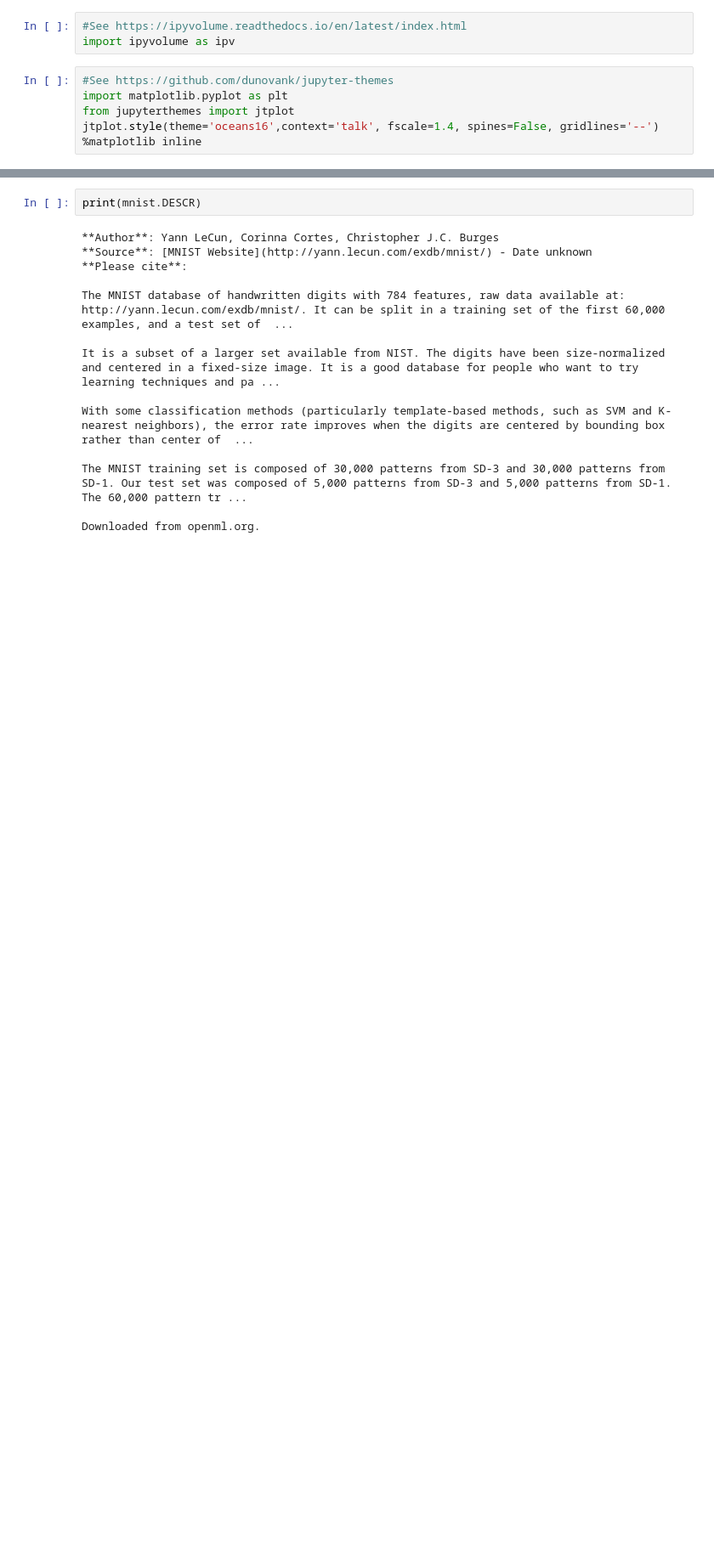
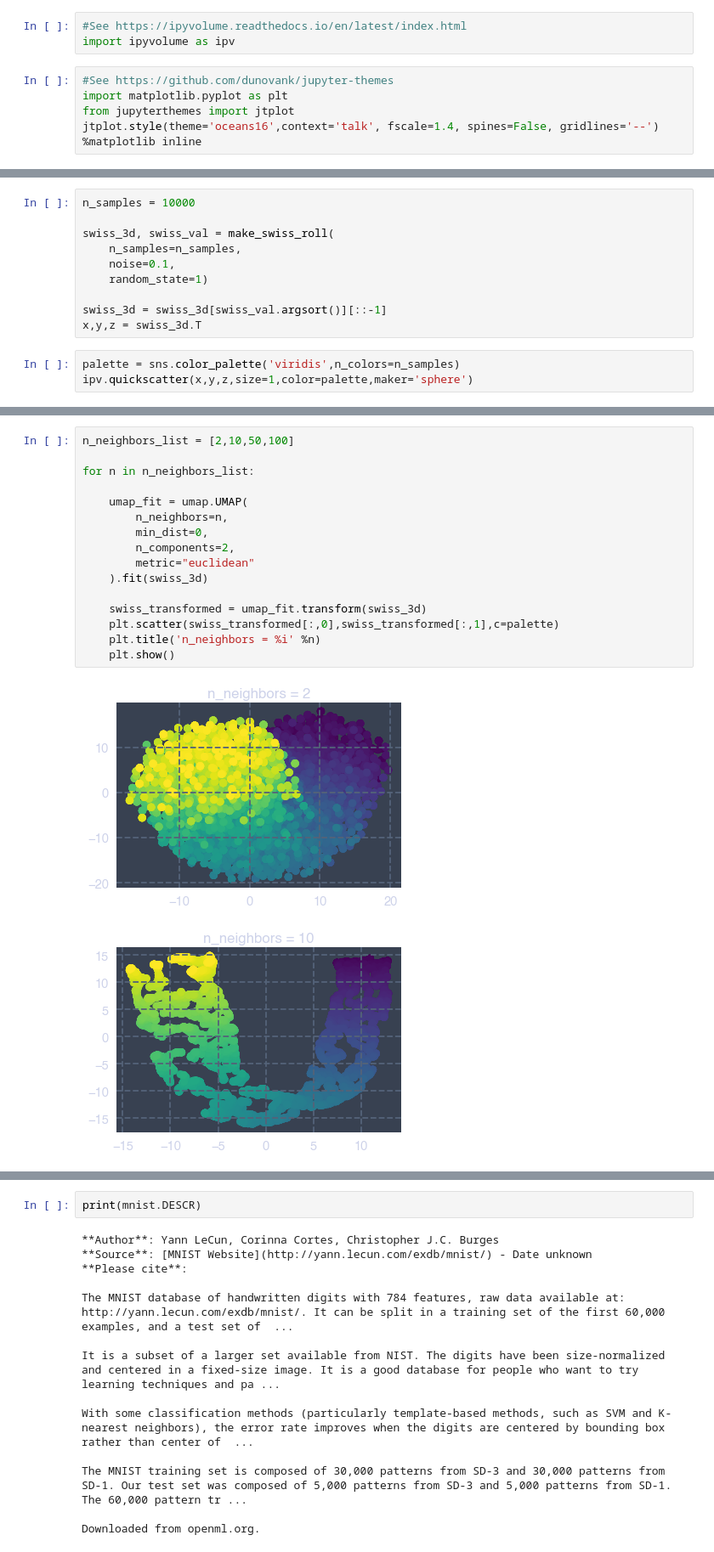
Before and after one commit to rmartinshort/JournalClub, a Jupyter notebook: UMAP_31_10_19/UMAP_examples.ipynb, the cells around one changed output, grey strips where cells are left out. Shown at 85% size. Drawn from its saved outputs; the diff is of its cells as text; blank space fills up the shorter version.

Commit message:
added swiss roll example

```diff
--- a/UMAP_31_10_19/UMAP_examples.ipynb
+++ b/UMAP_31_10_19/UMAP_examples.ipynb
@@ -25,0 +34,13 @@ jtplot.style(theme='oceans16',context='talk', fscale=1.4, spines=False, gridline
+# %%
+n_samples = 10000
+
+swiss_3d, swiss_val = make_swiss_roll(
+    n_samples=n_samples,
+    noise=0.1,
+    random_state=1)
+
+swiss_3d = swiss_3d[swiss_val.argsort()][::-1]
+x,y,z = swiss_3d.T
+# %%
+palette = sns.color_palette('viridis',n_colors=n_samples)
+ipv.quickscatter(x,y,z,size=1,color=palette,maker='sphere')
@@ -25,0 +53,19 @@ jtplot.style(theme='oceans16',context='talk', fscale=1.4, spines=False, gridline
+# %%
+n_neighbors_list = [2,10,50,100]
+
+for n in n_neighbors_list:
+
+    umap_fit = umap.UMAP(
+        n_neighbors=n,
+        min_dist=0,
+        n_components=2,
+        metric="euclidean"
+    ).fit(swiss_3d)
+
+    swiss_transformed = umap_fit.transform(swiss_3d)
+    plt.scatter(swiss_transformed[:,0],swiss_transformed[:,1],c=palette)
+    plt.title('n_neighbors = %i' %n)
+    plt.show()
+# %% [output]
+[figure, added]
+[figure, added]
```
Also changed, not shown: parts of 13 cells of this notebook.
